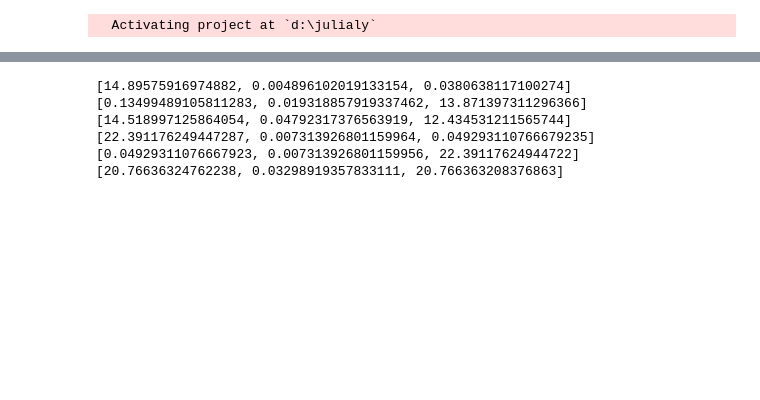
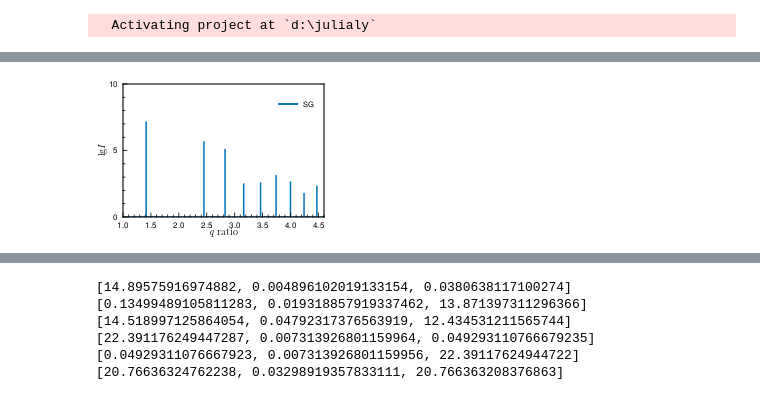
Before and after one commit to DShKM118/Supporting-Infomation-for-SAIS, a Jupyter notebook: SAIS_demo.ipynb, the cells around one changed output, grey strips where cells are left out. Drawn from its saved outputs; the diff is of its cells as text; code cells hidden in the pictures; blank space fills up the shorter version.

```diff
--- a/SAIS_demo.ipynb
+++ b/SAIS_demo.ipynb
@@ -29,0 +48,4 @@ fig = CairoMakie.with_theme(myplot, theme_acs(colors=MakiePublication.COLORS[4])
+# %%
+fig1b = q_ratio_plot(FFT_new("d:/SI/tests/SG.mat", [1.0,0.0,0.0]), [1.0,0.5,4.6], "SG")
+# %% [output]
+[figure, added]
```
Also changed, not shown: parts of 15 cells of this notebook, 1 other file.
